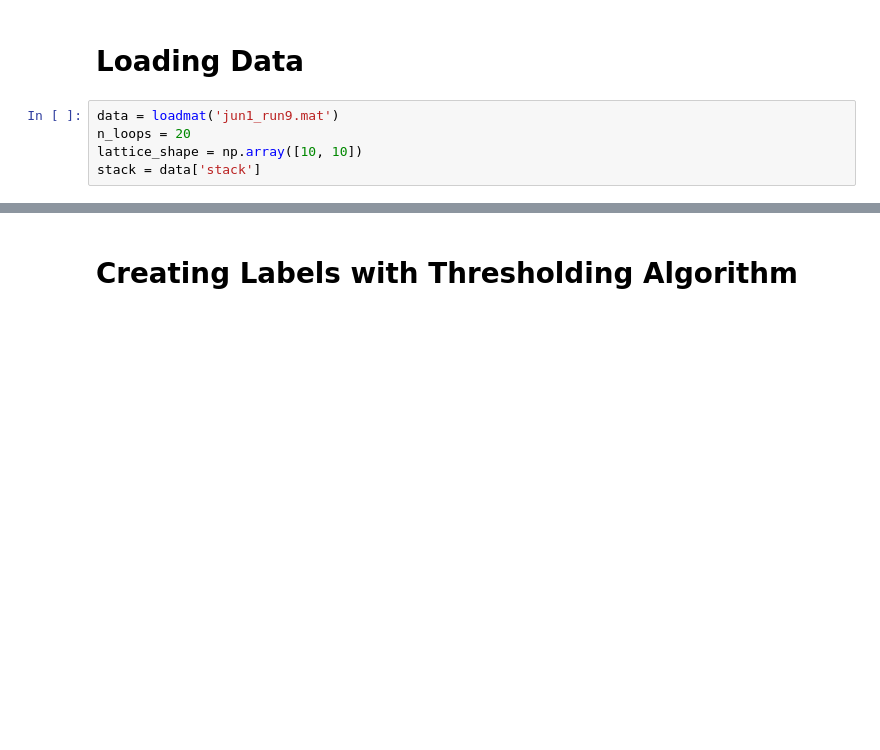
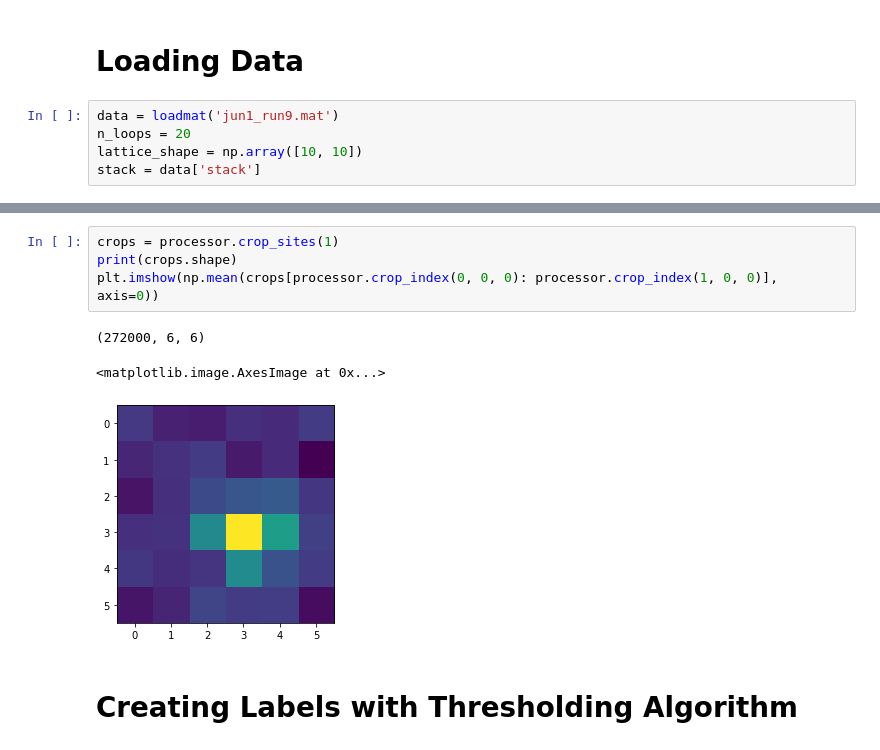
Before and after one commit to jack-mango/QURIP-thompsonlab-amo, a Jupyter notebook: ImagingSoftware/nondestructive image analysis.ipynb, the cells around one changed output, grey strips where cells are left out. Cells and saved outputs as stored; diff of their text form; blank space fills up the shorter version.

```diff
--- a/ImagingSoftware/nondestructive image analysis.ipynb
+++ b/ImagingSoftware/nondestructive image analysis.ipynb
@@ -33,3 +39,11 @@ processor.plot()
+# %%
+crops = processor.crop_sites(1)
+print(crops.shape)
+plt.imshow(np.mean(crops[processor.crop_index(0, 0, 0): processor.crop_index(1, 0, 0)], axis=0))
+# %% [output]
+(272000, 6, 6)
+<matplotlib.image.AxesImage at 0x...>
+[figure, added]
 # %% [markdown]
 # Creating Labels with Thresholding Algorithm
 # %%
```
Also changed, not shown: parts of 39 cells of this notebook, 3 other files.
